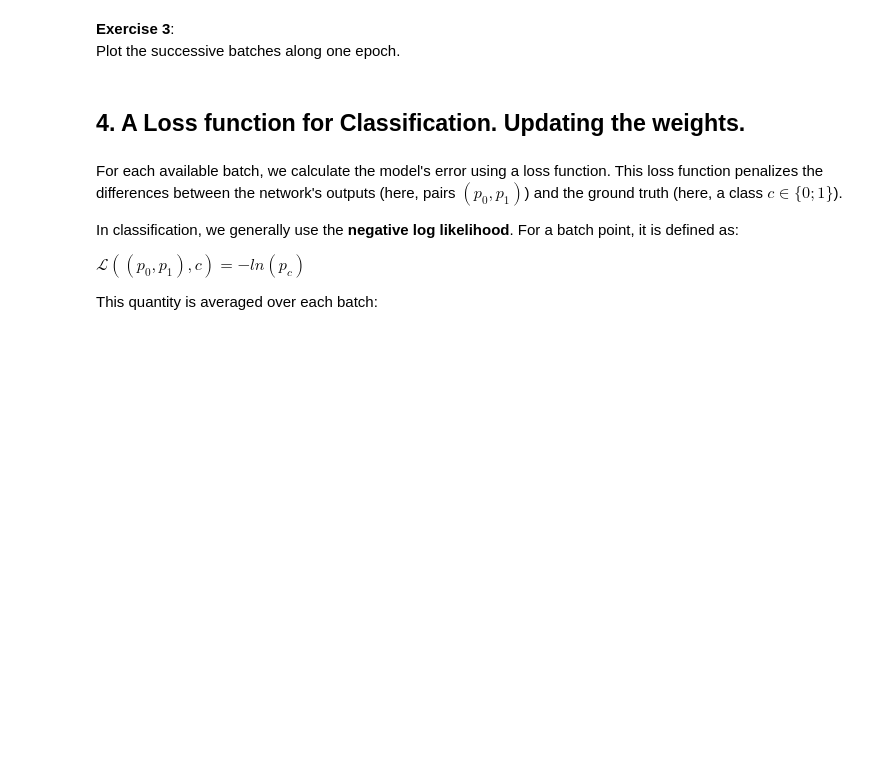
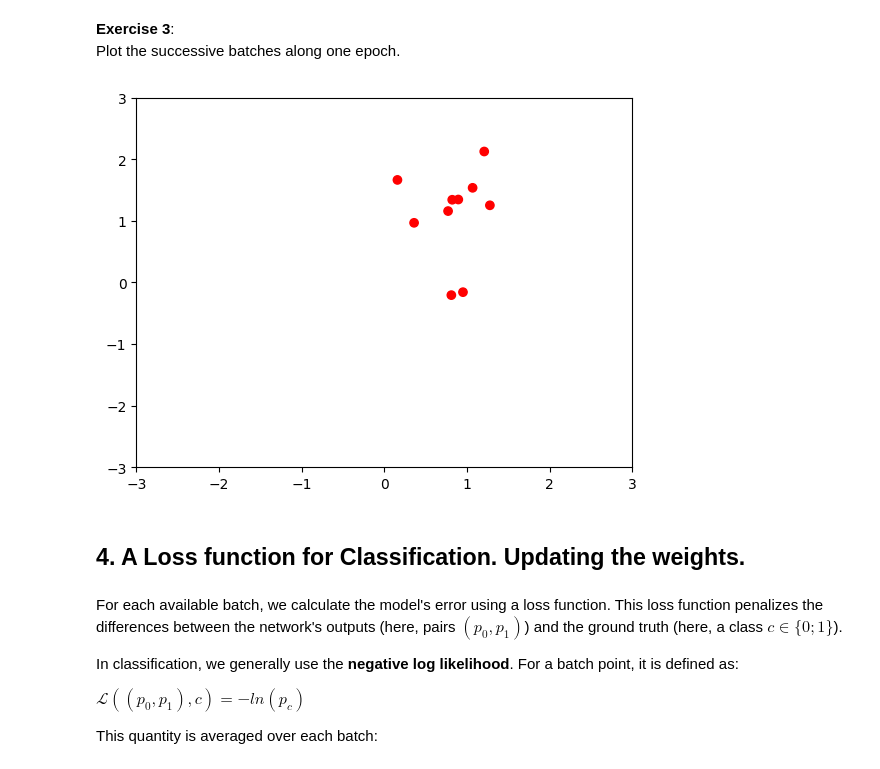
Before and after one commit to Maximelaurent38/Machine-Learning, a Jupyter notebook: practicals/P1/P1_instructions.ipynb, the cells around one changed output. Saved outputs shown, nothing was run; the diff lists cells and outputs as text; code cells hidden in the pictures; blank space fills up the shorter version.

```diff
--- a/practicals/P1/P1_instructions.ipynb
+++ b/practicals/P1/P1_instructions.ipynb
@@ -202,17 +204,25 @@ Plot the successive batches along one epoch.
 # %%
 from IPython.display import clear_output, display
 import time
 import matplotlib.pyplot as plt
 
 fig, ax = plt.subplots()
 ax.set(xlim=(-3, 3), ylim=(-3, 3))
 
-for # YOUR CODE HERE # :
+for inputs, targets in loader1:
 
     # YOUR CODE HERE #
+    ax.clear()
+    ax.set(xlim=(-3, 3), ylim=(-3, 3))
+    x, y = inputs.numpy()[:, 0], inputs.numpy()[:, 1]
+    cs = [colors[targets[i]] for i in range(len(targets))]
+    ax.scatter(x, y, color=cs)
+
     display(fig)
     time.sleep(0.5)
     clear_output(wait=True)
+# %% [output]
+[figure, added]
 # %% [markdown]
 ## **4. A Loss function for Classification. Updating the weights.**
 # %% [markdown]
```
Also changed, not shown: parts of 2 cells of this notebook.
